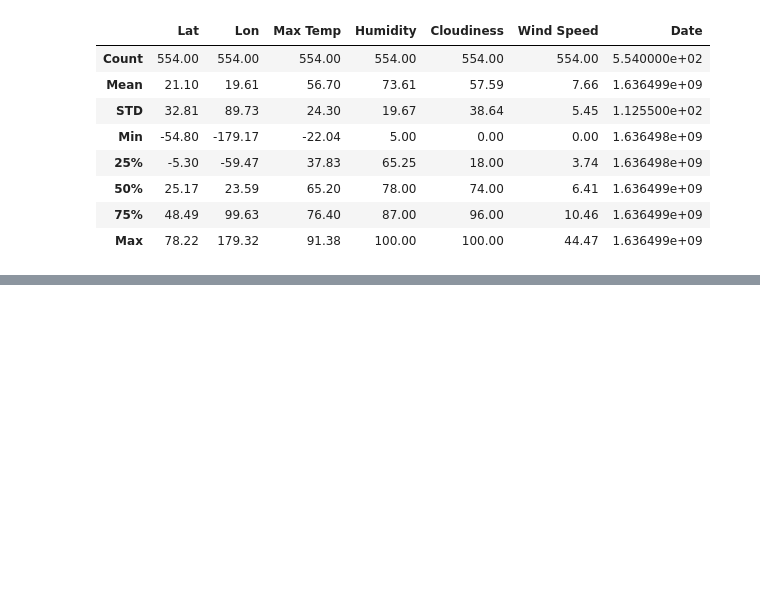
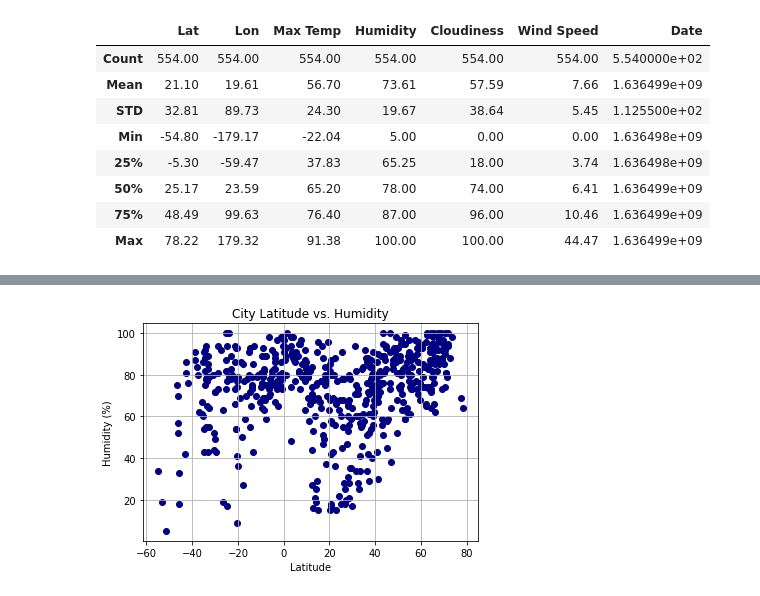
Before and after one commit to LineaFuller/Python_API_Challenge, a Jupyter notebook: WheatherPy/WeatherPy.ipynb, the cells around one changed output, grey strips where cells are left out. Cells and saved outputs as stored; diff of their text form; code cells hidden in the pictures; blank space fills up the shorter version.

```diff
--- a/WheatherPy/WeatherPy.ipynb
+++ b/WheatherPy/WeatherPy.ipynb
@@ -212,0 +190,12 @@ newest_df
+# %%
+# Latitude vs. Humidity Plot
+
+plt.scatter(weather_df["Lat"], weather_df["Humidity"], color='navy', )
+plt.grid(True)
+plt.title("City Latitude vs. Humidity")
+plt.xlabel("Latitude")
+plt.ylabel("Humidity (%)")
+
+plt.savefig("lat_vs_humidity.png")
+# %% [output]
+[figure, added]
```
Also changed, not shown: parts of 17 cells of this notebook, 13 other files.
